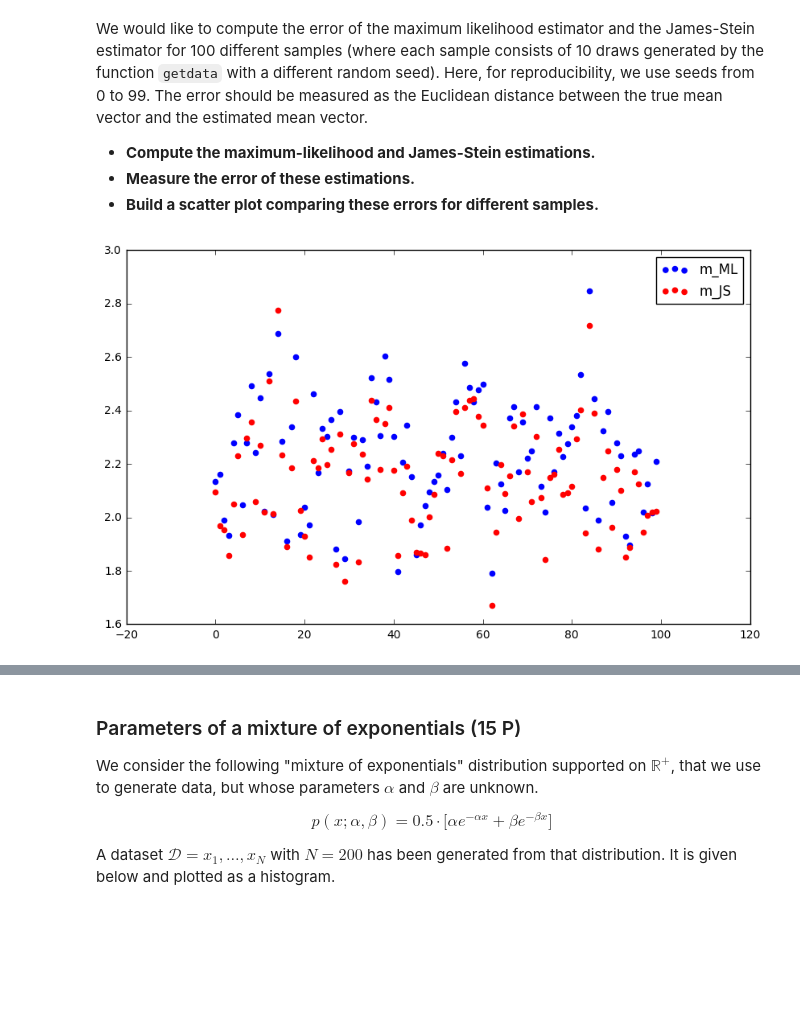
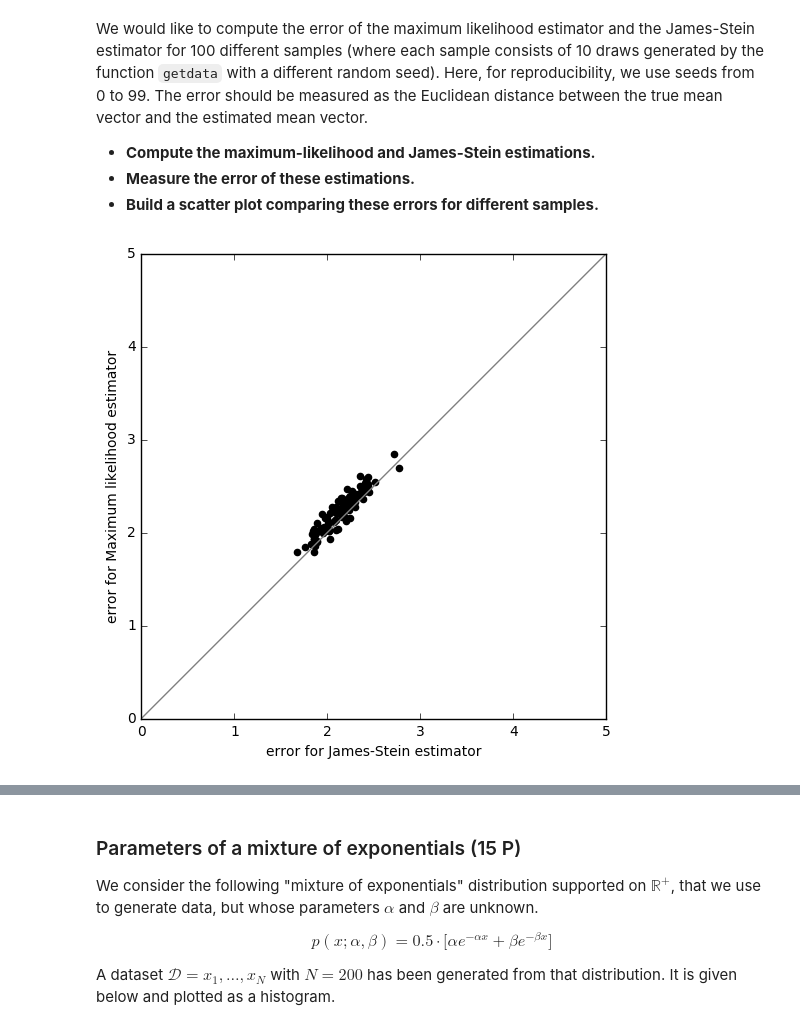
Before and after one commit to SobraBadTime/ML1, a Jupyter notebook: Exercise02/prog/sheet02.ipynb, the cells around one changed output, grey strips where cells are left out. Saved outputs shown, nothing was run; the diff lists cells and outputs as text; code cells hidden in the pictures; blank space fills up the shorter version.

```diff
--- a/Exercise02/prog/sheet02.ipynb
+++ b/Exercise02/prog/sheet02.ipynb
@@ -51,27 +51,31 @@ We would like to compute the error of the maximum likelihood estimator and the J
 # %%
 import numpy
 import matplotlib
 from matplotlib import pyplot as plt
 %matplotlib inline
 
-samples = 100
-errors_ML = numpy.zeros(samples)
-errors_JS = numpy.zeros(samples)
-seeds = numpy.arange(samples)
-for seed in seeds:
+nsamples = 100
+
+errors_ML = numpy.zeros(nsamples)
+errors_JS = numpy.zeros(nsamples)
+for seed in range(nsamples):
     data, true_mean, true_sd = getdata(seed)
     m_ml = ML(data)
     m_js = JS(data, true_sd)
     errors_ML[seed] = numpy.linalg.norm(m_ml - true_mean)
     errors_JS[seed] = numpy.linalg.norm(m_js - true_mean)
 
-fig = plt.figure(figsize=(10,6))
+fig = plt.figure(figsize=(6,6))
 ax = plt.axes()
-ax.scatter(seeds, errors_ML ,color='blue', label='m_ML');
-ax.scatter(seeds, errors_JS ,color='red', label='m_JS');
-ax.legend(loc=1);
+ax.scatter(errors_JS, errors_ML ,color='black', label='m_ML');
+ax.plot([0, 5], [0, 5], color='gray')
+ax.set_xlabel('error for James-Stein estimator');
+ax.set_ylabel('error for Maximum likelihood estimator');
+plt.xlim([0,5]);
+plt.ylim([0,5]);
+plt.show()
 # %% [output]
-[figure, old version]
+[figure, new version]
 # %%
 %matplotlib inline
 from matplotlib import pyplot as plt
```
Also changed, not shown: parts of 7 cells of this notebook.
